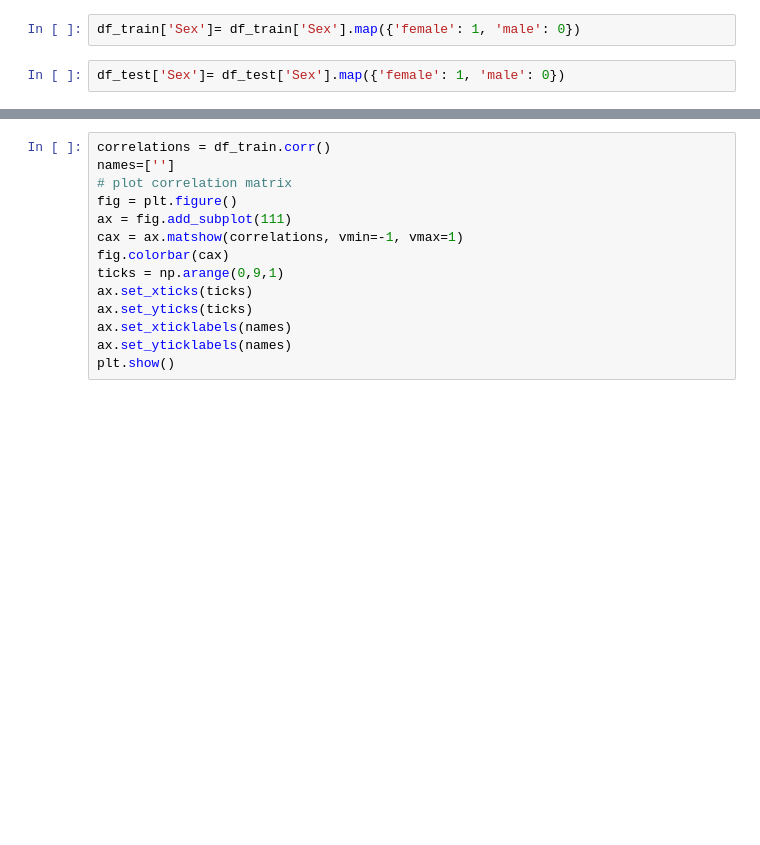
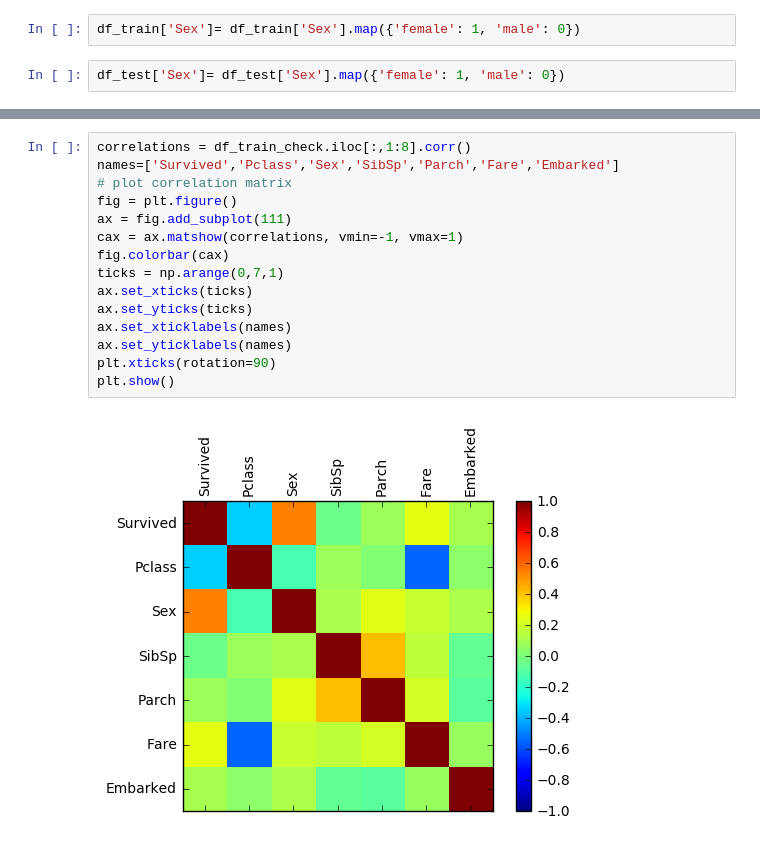
Before and after one commit to Bunseki2/TitanicDa, a Jupyter notebook: Titanic_explore.ipynb, the cells around one changed output, grey strips where cells are left out. Cells and saved outputs as stored; diff of their text form; blank space fills up the shorter version.

```diff
--- a/Titanic_explore.ipynb
+++ b/Titanic_explore.ipynb
@@ -141,15 +149,18 @@ ValueError: max must be larger than min in range parameter.
 # %%
-correlations = df_train.corr()
-names=['']
+correlations = df_train_check.iloc[:,1:8].corr()
+names=['Survived','Pclass','Sex','SibSp','Parch','Fare','Embarked']
 # plot correlation matrix
 fig = plt.figure()
 ax = fig.add_subplot(111)
 cax = ax.matshow(correlations, vmin=-1, vmax=1)
 fig.colorbar(cax)
-ticks = np.arange(0,9,1)
+ticks = np.arange(0,7,1)
 ax.set_xticks(ticks)
 ax.set_yticks(ticks)
 ax.set_xticklabels(names)
 ax.set_yticklabels(names)
+plt.xticks(rotation=90)
 plt.show()
+# %% [output]
+[figure, added]
 # %%
```
Also changed, not shown: parts of 32 cells of this notebook.
